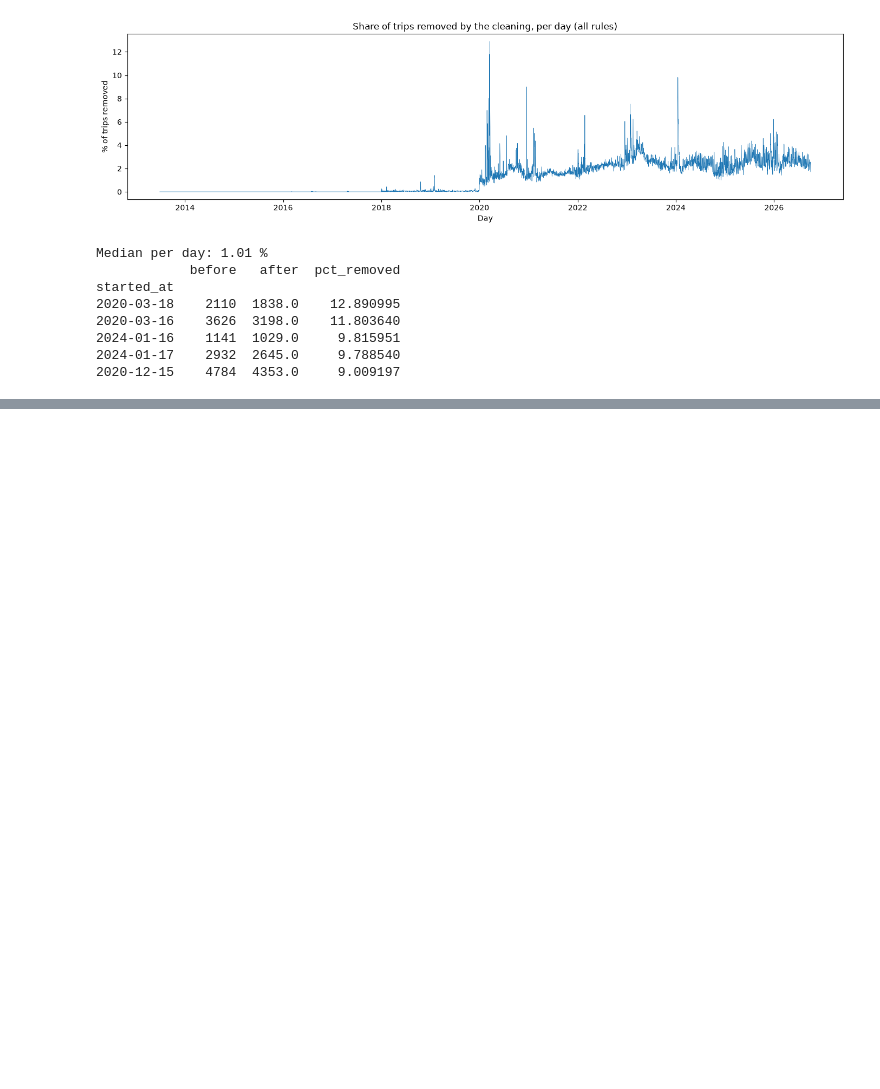
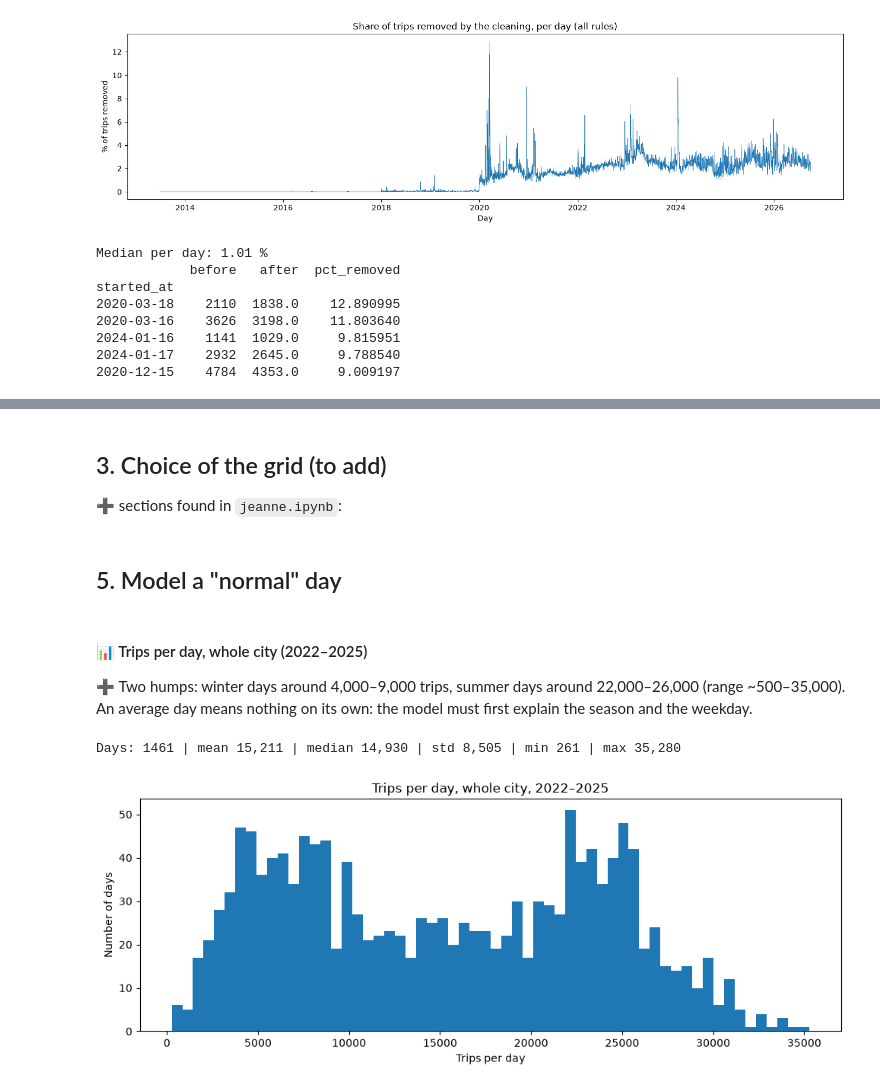
Before and after one commit to laure-cio/ADA-project2026, a Jupyter notebook: results.ipynb, the cells around one changed output, grey strips where cells are left out. Saved outputs shown, nothing was run; the diff lists cells and outputs as text; code cells hidden in the pictures; blank space fills up the shorter version.

Commit message:
Reorganised results notebook: cleaning part with titles and recaps

```diff
--- a/results.ipynb
+++ b/results.ipynb
@@ -717,0 +998,17 @@ started_at
+# %%
+rows = []
+for f in sorted(glob.glob("data/clean/*__*.parquet")):
+    d = pd.read_parquet(f, columns=["started_at", "user_type", "bike_type", "start_station_name"])
+    d["year"] = d["started_at"].dt.year
+    d["casual"] = d["user_type"] == "casual"
+    d["electric"] = d["bike_type"] == "electric"
+    d["no_station"] = d["start_station_name"].isna()
+    rows.append(d.groupby("year")[["casual", "electric", "no_station"]].agg(["sum", "size"]))
+by_year = pd.concat(rows).groupby(level=0).sum()
+
+summary = pd.DataFrame({"trips": by_year[("casual", "size")]})
+for col in ["casual", "electric", "no_station"]:
+    summary[f"% {col}"] = (100 * by_year[(col, "sum")] / summary["trips"]).round(1)
+print(f"Total: {summary['trips'].sum():,} clean trips\n")
+print(pd.read_parquet(f).dtypes, "\n")      # columns and types of the clean files
+summary
@@ -717,0 +1058,12 @@ started_at
+# %%
+parts = []
+for f in sorted(glob.glob("data/clean/*__*.parquet")):
+    d = pd.read_parquet(f, columns=["started_at", "start_station_id"]).dropna()
+    parts.append(pd.DataFrame({"year": d["started_at"].dt.year, "id": d["start_station_id"]}).drop_duplicates())
+ids = pd.concat(parts).drop_duplicates()
+ids["numeric"] = ids["id"].str.fullmatch(r"\d+(\.0)?")
+id_formats = ids.groupby("year").agg(
+    distinct_ids=("id", "size"),
+    pct_numeric=("numeric", lambda s: round(100 * s.mean(), 1)),
+    examples=("id", lambda s: ", ".join(s.sample(min(3, len(s)), random_state=0))))
+id_formats
@@ -717,0 +1091,29 @@ started_at
+# %% [markdown]
+## 3. Choice of the grid  (to add)
+
+➕ sections found in `jeanne.ipynb`:
+# %% [markdown]
+## 5. Model a "normal" day
+# %% [markdown]
+
+#### 📊 Trips per day, whole city (2022–2025)
+
+➕ Two humps: winter days around 4,000–9,000 trips, summer days around 22,000–26,000 (range ~500–35,000). An average day means nothing on its own: the model must first explain the season and the weekday.
+# %%
+hourly = pd.read_parquet("data/hourly_counts.parquet")
+city_day = hourly.groupby(hourly["hour"].dt.normalize())["n_trips"].sum()
+city_day = city_day[(city_day.index.year >= 2022) & (city_day.index.year <= 2025)]
+
+print(f"Days: {len(city_day)} | mean {city_day.mean():,.0f} | median {city_day.median():,.0f} "
+      f"| std {city_day.std():,.0f} | min {city_day.min():,} | max {city_day.max():,}")
+
+fig, ax = plt.subplots(figsize=(10, 4))
+ax.hist(city_day, bins=60)
+ax.set_title("Trips per day, whole city, 2022–2025")
+ax.set_xlabel("Trips per day")
+ax.set_ylabel("Number of days")
+plt.tight_layout()
+plt.show()
+# %% [output]
+Days: 1461 | mean 15,211 | median 14,930 | std 8,505 | min 261 | max 35,280
+[figure, added]
```
Also changed, not shown: parts of 57 cells of this notebook, 1 other file.
